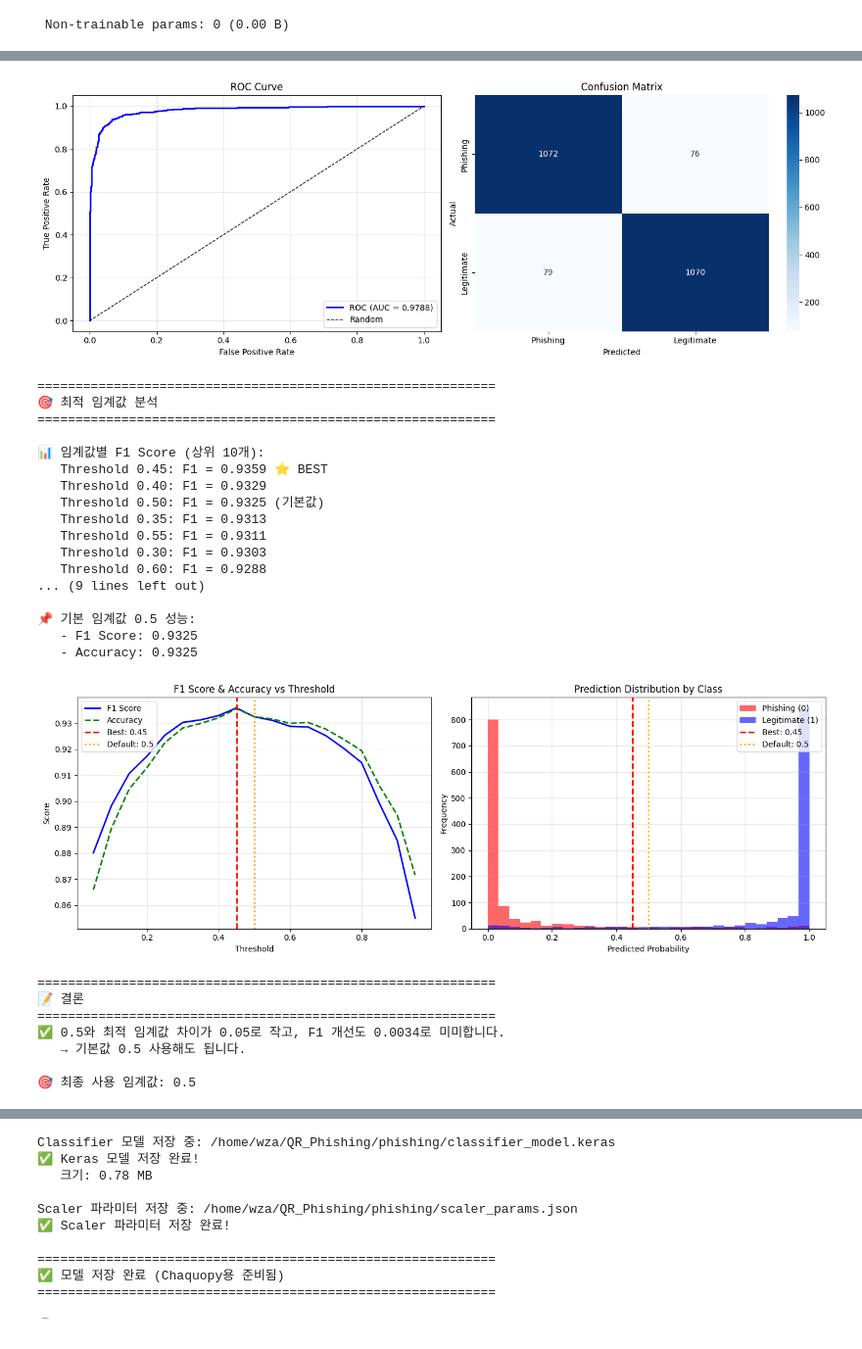
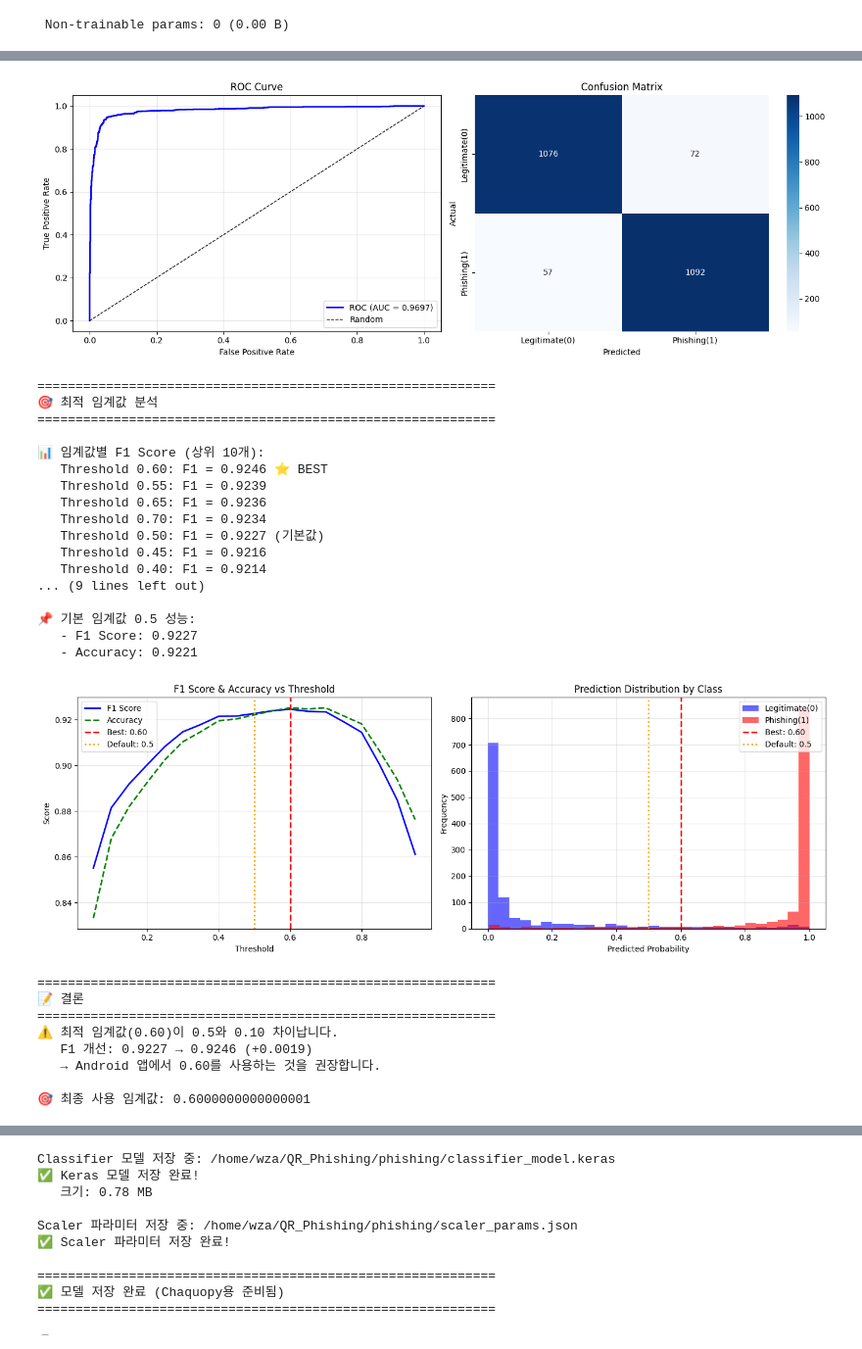
Before and after one commit to Seungminnni/QR_Phishing, a Jupyter notebook: phishing/embedding_model.ipynb, the cells around one changed output, grey strips where cells are left out. Shown at 98% size. Saved outputs shown, nothing was run; the diff lists cells and outputs as text; code cells hidden in the pictures.

```diff
--- a/phishing/embedding_model.ipynb
+++ b/phishing/embedding_model.ipynb
@@ -103,7 +103,7 @@ TARGET_COL = "status"
 EMBEDDING_DIM = 32  # 임베딩 차원 (원래 설정으로 복원)
 BATCH_SIZE = 16  # 배치 크기 (원래 설정으로 복원)
 EPOCHS = 200  # 에폭 (원래 설정으로 복원)
-LEARNING_RATE = 0.0001  # 로스 폭발 방지: 0.001 → 0.0001
+LEARNING_RATE = 0.0005  # 로스 폭발 방지: 0.001 → 0.0001
 RANDOM_SEED = 42
 
 # 시드 설정
@@ -323,14 +326,18 @@ Train 피처 평균: 0.2332, 표준편차: 1.0991
    RobustScaler: 31개 피처 (이상치에 강함)
    원본 그대로: 40개 피처 (정규화 없음)
 # %%
-# ===== 5) 분류 모델 구축 (TFLite 친화적: 정규화 레이어 없음) =====
-# ✅ Dense + ReLU + L2 regularization만 사용
-# ✅ 입력은 RobustScaler만 적용 (40개 피처는 원본 그대로)
+# ===== 5) 분류 모델 구축 (Binary Classification) =====
+# ⭐ 모델 구조: 입력 → Feature Extraction(Encoder) → Classification Head → Sigmoid 출력
+# - Encoder: 71 → 32 차원 (특성 압축)
+# - Classification Head: 32 → 16 → 1 (분류)
+# - 활성화: ReLU (hidden layers), Sigmoid (output = P(Phishing))
+# - 정규화: L2만 적용 (TFLite 호환성 위해 BatchNorm, Dropout 제거)
+# ✅ 입력 전처리: RobustScaler 31개 피처 + 원본 40개 피처
 keras.backend.clear_session()
 gc.collect()
 
 input_dim = X_train_scaled.shape[1]
-L2_REG = 0.0001  # 로스 폭발 방지: 0.001 → 0.0001
+L2_REG = 0.0005  # 로스 폭발 방지: 0.001 → 0.0001
 
 encoder_input = keras.Input(shape=(input_dim,), name='encoder_input')
 
@@ -435,14 +442,14 @@ Model: "encoder"
 callbacks = [
     keras.callbacks.EarlyStopping(
         monitor='val_loss',
-        patience=30,
+        patience=50,
         restore_best_weights=True,
         verbose=1
     ),
     keras.callbacks.ReduceLROnPlateau(
         monitor='val_loss',
         factor=0.5,
-        patience=7,
+        patience=20,
         min_lr=1e-6,
         verbose=1
     )
@@ -624,9 +643,10 @@ axes[0].grid(True, alpha=0.3)
 
 # Confusion Matrix
 cm = confusion_matrix(y_test, pred_test_binary)
+# ⭐ 라벨 매칭: 행(실제)과 열(예측) 모두 [정상(0), 피싱(1)] 순서
 sns.heatmap(cm, annot=True, fmt='d', cmap='Blues', ax=axes[1],
-            xticklabels=['Phishing', 'Legitimate'],
-            yticklabels=['Phishing', 'Legitimate'])
+            xticklabels=['Legitimate(0)', 'Phishing(1)'],
+            yticklabels=['Legitimate(0)', 'Phishing(1)'])
 axes[1].set_xlabel('Predicted')
 axes[1].set_ylabel('Actual')
 axes[1].set_title('Confusion Matrix')
@@ -634,7 +654,7 @@ axes[1].set_title('Confusion Matrix')
 plt.tight_layout()
 plt.show()
 # %% [output]
-[figure, old version]
+[figure, new version]
 # %%
 # ===== 10-1) 최적 임계값 분석 =====
 from sklearn.metrics import precision_recall_curve, f1_score
@@ -705,8 +725,8 @@ axes[0].legend()
 axes[0].grid(True, alpha=0.3)
 
 # 예측 확률 분포 (클래스별) + 임계값 표시
-axes[1].hist(pred_test_proba[y_test==0], bins=30, alpha=0.6, label='Phishing (0)', color='red')
-axes[1].hist(pred_test_proba[y_test==1], bins=30, alpha=0.6, label='Legitimate (1)', color='blue')
+axes[1].hist(pred_test_proba[y_test==0], bins=30, alpha=0.6, label='Legitimate(0)', color='blue')
+axes[1].hist(pred_test_proba[y_test==1], bins=30, alpha=0.6, label='Phishing(1)', color='red')
 axes[1].axvline(x=best_threshold, color='red', linestyle='--', linewidth=2, label=f'Best: {best_threshold:.2f}')
 axes[1].axvline(x=0.5, color='orange', linestyle=':', linewidth=2, label='Default: 0.5')
 axes[1].set_xlabel('Predicted Probability')
@@ -718,50 +738,51 @@ axes[1].grid(True, alpha=0.3)
 plt.tight_layout()
 plt.show()
 
 # 결론
 diff = abs(best_threshold - 0.5)
 f1_improvement = best_f1 - default_f1
 
 print(f"\n" + "="*60)
 print("📝 결론")
 print("="*60)
 if diff < 0.1 and f1_improvement < 0.01:
     print(f"✅ 0.5와 최적 임계값 차이가 {diff:.2f}로 작고, F1 개선도 {f1_improvement:.4f}로 미미합니다.")
     print(f"   → 기본값 0.5 사용해도 됩니다.")
     FINAL_THRESHOLD = 0.5
 else:
     print(f"⚠️ 최적 임계값({best_threshold:.2f})이 0.5와 {diff:.2f} 차이납니다.")
     print(f"   F1 개선: {default_f1:.4f} → {best_f1:.4f} (+{f1_improvement:.4f})")
     print(f"   → Android 앱에서 {best_threshold:.2f}를 사용하는 것을 권장합니다.")
     FINAL_THRESHOLD = best_threshold
 
 print(f"\n🎯 최종 사용 임계값: {FINAL_THRESHOLD}")
 # %% [output]
 ============================================================
 🎯 최적 임계값 분석
 ============================================================
 
 📊 임계값별 F1 Score (상위 10개):
-   Threshold 0.45: F1 = 0.9359 ⭐ BEST
-   Threshold 0.40: F1 = 0.9329
-   Threshold 0.50: F1 = 0.9325 (기본값)
-   Threshold 0.35: F1 = 0.9313
-   Threshold 0.55: F1 = 0.9311
-   Threshold 0.30: F1 = 0.9303
-   Threshold 0.60: F1 = 0.9288
+   Threshold 0.60: F1 = 0.9246 ⭐ BEST
+   Threshold 0.55: F1 = 0.9239
+   Threshold 0.65: F1 = 0.9236
+   Threshold 0.70: F1 = 0.9234
+   Threshold 0.50: F1 = 0.9227 (기본값)
+   Threshold 0.45: F1 = 0.9216
+   Threshold 0.40: F1 = 0.9214
 ... (9 lines left out)
 
 📌 기본 임계값 0.5 성능:
-   - F1 Score: 0.9325
-   - Accuracy: 0.9325
+   - F1 Score: 0.9227
+   - Accuracy: 0.9221
-[figure, old version]
+[figure, new version]
 ============================================================
 📝 결론
 ============================================================
-✅ 0.5와 최적 임계값 차이가 0.05로 작고, F1 개선도 0.0034로 미미합니다.
-   → 기본값 0.5 사용해도 됩니다.
+⚠️ 최적 임계값(0.60)이 0.5와 0.10 차이납니다.
+   F1 개선: 0.9227 → 0.9246 (+0.0019)
+   → Android 앱에서 0.60를 사용하는 것을 권장합니다.
 
-🎯 최종 사용 임계값: 0.5
+🎯 최종 사용 임계값: 0.6000000000000001
 # %%
 # ===== 11) 예측 확률 분포 시각화 =====
 fig, axes = plt.subplots(1, 2, figsize=(14, 5))
```
Also changed, not shown: parts of 8 cells of this notebook, 2 other files.
